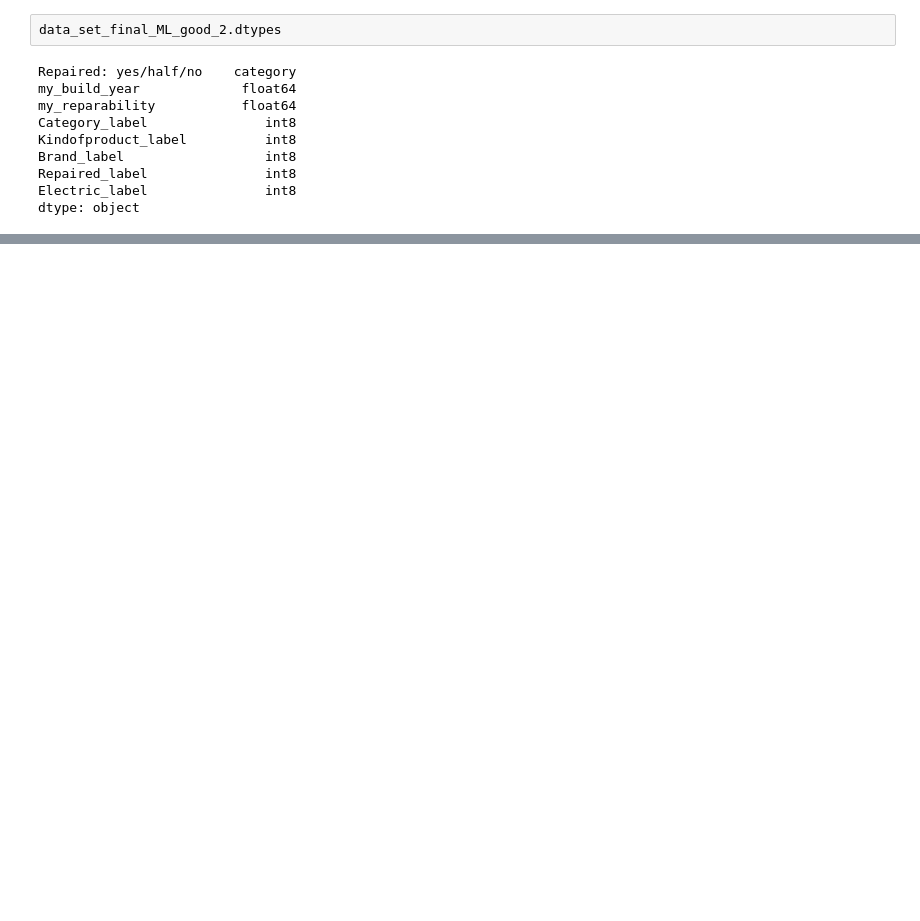
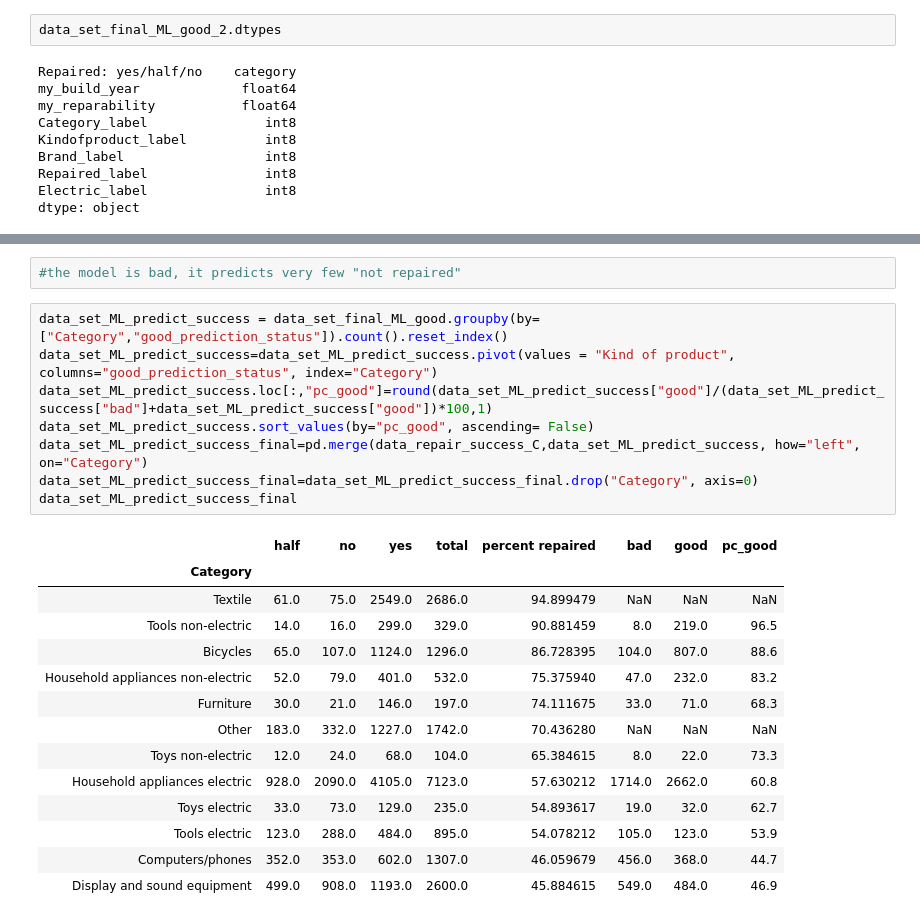
Before and after one commit to JeanMILPIED/Repair, a Jupyter notebook: Repair_cafe.ipynb, the cells around one changed output, grey strips where cells are left out. Saved outputs shown, nothing was run; the diff lists cells and outputs as text; blank space fills up the shorter version.

```diff
--- a/Repair_cafe.ipynb
+++ b/Repair_cafe.ipynb
@@ -596,0 +608,25 @@ plt.show
+# %%
+#the model is bad, it predicts very few "not repaired"
+# %%
+data_set_ML_predict_success = data_set_final_ML_good.groupby(by=["Category","good_prediction_status"]).count().reset_index()
+data_set_ML_predict_success=data_set_ML_predict_success.pivot(values = "Kind of product", columns="good_prediction_status", index="Category")
+data_set_ML_predict_success.loc[:,"pc_good"]=round(data_set_ML_predict_success["good"]/(data_set_ML_predict_success["bad"]+data_set_ML_predict_success["good"])*100,1)
+data_set_ML_predict_success.sort_values(by="pc_good", ascending= False)
+data_set_ML_predict_success_final=pd.merge(data_repair_success_C,data_set_ML_predict_success, how="left", on="Category")
+data_set_ML_predict_success_final=data_set_ML_predict_success_final.drop("Category", axis=0)
+data_set_ML_predict_success_final
+# %% [output]
+|  | half | no | yes | total | percent repaired | bad | good | pc_good |
+| Category |  |  |  |  |  |  |  |  |
+| Textile | 61.0 | 75.0 | 2549.0 | 2686.0 | 94.899479 | NaN | NaN | NaN |
+| Tools non-electric | 14.0 | 16.0 | 299.0 | 329.0 | 90.881459 | 8.0 | 219.0 | 96.5 |
+| Bicycles | 65.0 | 107.0 | 1124.0 | 1296.0 | 86.728395 | 104.0 | 807.0 | 88.6 |
+| Household appliances non-electric | 52.0 | 79.0 | 401.0 | 532.0 | 75.375940 | 47.0 | 232.0 | 83.2 |
+| Furniture | 30.0 | 21.0 | 146.0 | 197.0 | 74.111675 | 33.0 | 71.0 | 68.3 |
+| Other | 183.0 | 332.0 | 1227.0 | 1742.0 | 70.436280 | NaN | NaN | NaN |
+| Toys non-electric | 12.0 | 24.0 | 68.0 | 104.0 | 65.384615 | 8.0 | 22.0 | 73.3 |
+| Household appliances electric | 928.0 | 2090.0 | 4105.0 | 7123.0 | 57.630212 | 1714.0 | 2662.0 | 60.8 |
+| Toys electric | 33.0 | 73.0 | 129.0 | 235.0 | 54.893617 | 19.0 | 32.0 | 62.7 |
+| Tools electric | 123.0 | 288.0 | 484.0 | 895.0 | 54.078212 | 105.0 | 123.0 | 53.9 |
+| Computers/phones | 352.0 | 353.0 | 602.0 | 1307.0 | 46.059679 | 456.0 | 368.0 | 44.7 |
+| Display and sound equipment | 499.0 | 908.0 | 1193.0 | 2600.0 | 45.884615 | 549.0 | 484.0 | 46.9 |
```
Also changed, not shown: parts of 8 cells of this notebook.
